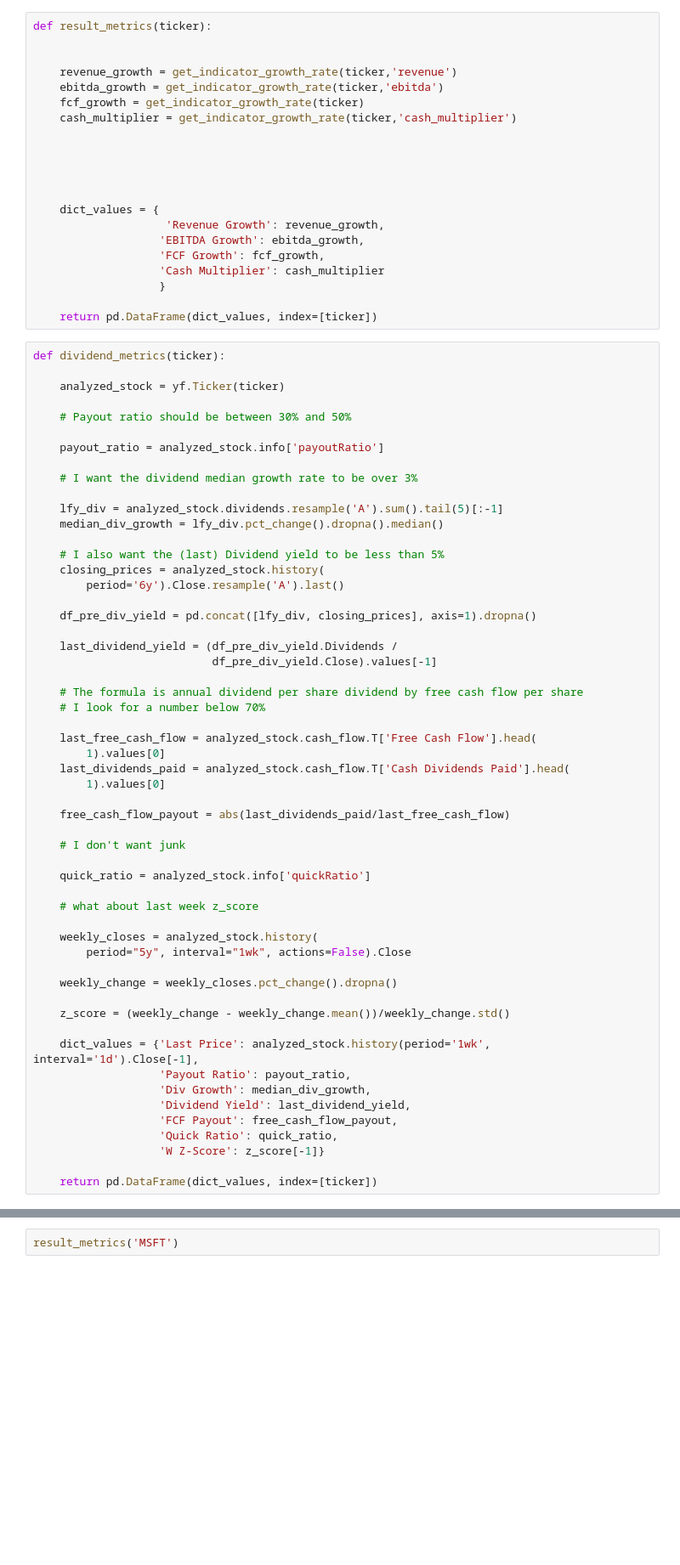
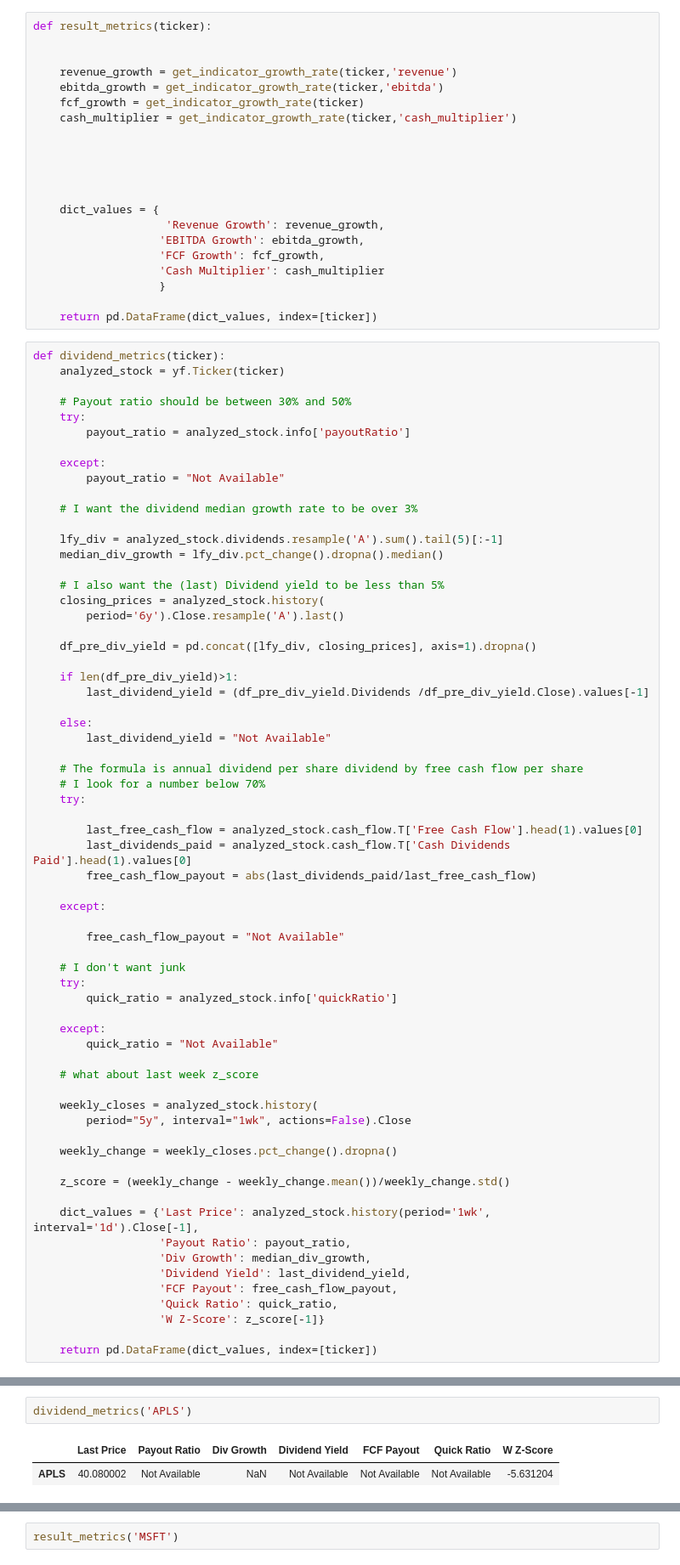
Before and after one commit to ggoni/dividend-stock-picker, a Jupyter notebook: explore.ipynb, the cells around one changed output, grey strips where cells are left out. Shown at 85% size. Drawn from its saved outputs; the diff is of its cells as text; blank space fills up the shorter version.

```diff
--- a/explore.ipynb
+++ b/explore.ipynb
@@ -140,12 +111,14 @@ def result_metrics(ticker):
     return pd.DataFrame(dict_values, index=[ticker])
 # %%
 def dividend_metrics(ticker):
-
     analyzed_stock = yf.Ticker(ticker)
 
     # Payout ratio should be between 30% and 50%
+    try:
+        payout_ratio = analyzed_stock.info['payoutRatio']
 
-    payout_ratio = analyzed_stock.info['payoutRatio']
+    except:
+        payout_ratio = "Not Available"
 
     # I want the dividend median growth rate to be over 3%
 
@@ -158,22 +131,30 @@ def dividend_metrics(ticker):
 
     df_pre_div_yield = pd.concat([lfy_div, closing_prices], axis=1).dropna()
 
-    last_dividend_yield = (df_pre_div_yield.Dividends /
-                           df_pre_div_yield.Close).values[-1]
+    if len(df_pre_div_yield)>1:
+        last_dividend_yield = (df_pre_div_yield.Dividends /df_pre_div_yield.Close).values[-1]
+
+    else:
+        last_dividend_yield = "Not Available"
 
     # The formula is annual dividend per share dividend by free cash flow per share
     # I look for a number below 70%
+    try:
 
-    last_free_cash_flow = analyzed_stock.cash_flow.T['Free Cash Flow'].head(
-        1).values[0]
-    last_dividends_paid = analyzed_stock.cash_flow.T['Cash Dividends Paid'].head(
-        1).values[0]
+        last_free_cash_flow = analyzed_stock.cash_flow.T['Free Cash Flow'].head(1).values[0]
+        last_dividends_paid = analyzed_stock.cash_flow.T['Cash Dividends Paid'].head(1).values[0]
+        free_cash_flow_payout = abs(last_dividends_paid/last_free_cash_flow)
 
-    free_cash_flow_payout = abs(last_dividends_paid/last_free_cash_flow)
+    except:
+
+        free_cash_flow_payout = "Not Available"
 
     # I don't want junk
+    try:
+        quick_ratio = analyzed_stock.info['quickRatio']
 
-    quick_ratio = analyzed_stock.info['quickRatio']
+    except:
+        quick_ratio = "Not Available"
 
     # what about last week z_score
 
@@ -195,0 +194,5 @@ def dividend_metrics(ticker):
+# %%
+dividend_metrics('APLS')
+# %% [output]
+|  | Last Price | Payout Ratio | Div Growth | Dividend Yield | FCF Payout | Quick Ratio | W Z-Score |
+| APLS | 40.080002 | Not Available | NaN | Not Available | Not Available | Not Available | -5.631204 |
```
Also changed, not shown: parts of 17 cells of this notebook, 1 other file.
